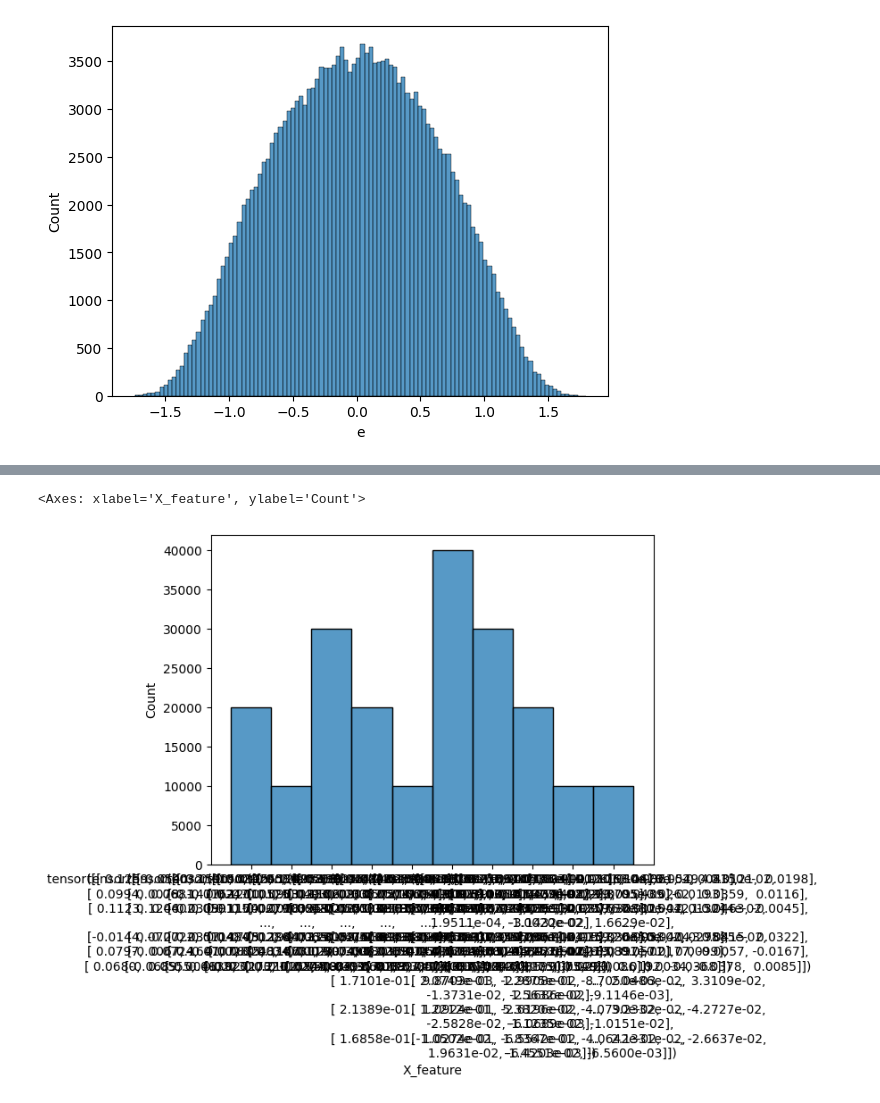
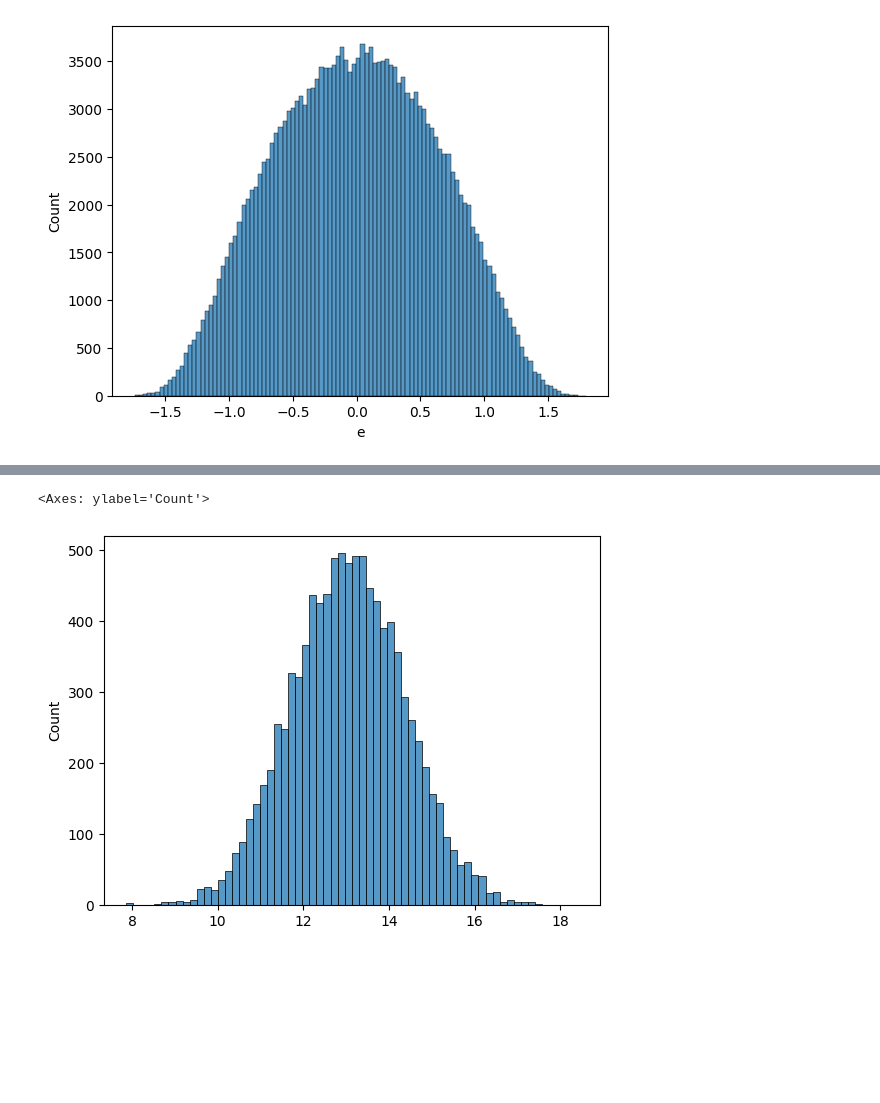
Before and after one commit to hiaac-nlp/FairPIVARA, a Jupyter notebook: visualizer.ipynb, the cells around one changed output, grey strips where cells are left out. Saved outputs shown, nothing was run; the diff lists cells and outputs as text; code cells hidden in the pictures; blank space fills up the shorter version.

```diff
--- a/visualizer.ipynb
+++ b/visualizer.ipynb
@@ -43,7 +45,8 @@ sns.histplot(data=mean_e,stat='count')
-# %%
-
-df = pd.read_csv(csv_file)
-sns.histplot(data=df,x='X_feature')
-# %% [output]
-<Axes: xlabel='X_feature', ylabel='Count'>
-[figure, removed]
+# %%
+sum_e = []
+for i in range(0,len(df),pares):
+    sum_e.append(abs(abs(original_values)-abs(df.iloc[i:i+pares,-1:].values.squeeze())).sum())
+sns.histplot(data=sum_e,stat='count')
+# %% [output]
+<Axes: ylabel='Count'>
+[figure, added]
```
Also changed, not shown: parts of 52 cells of this notebook, 3 other files.
